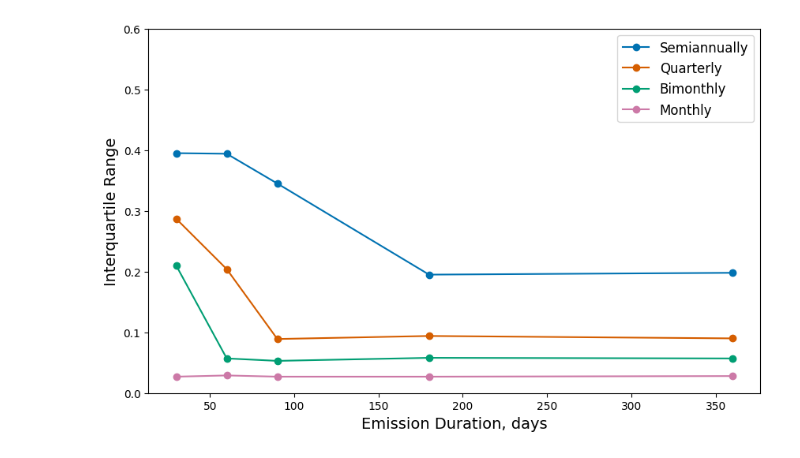
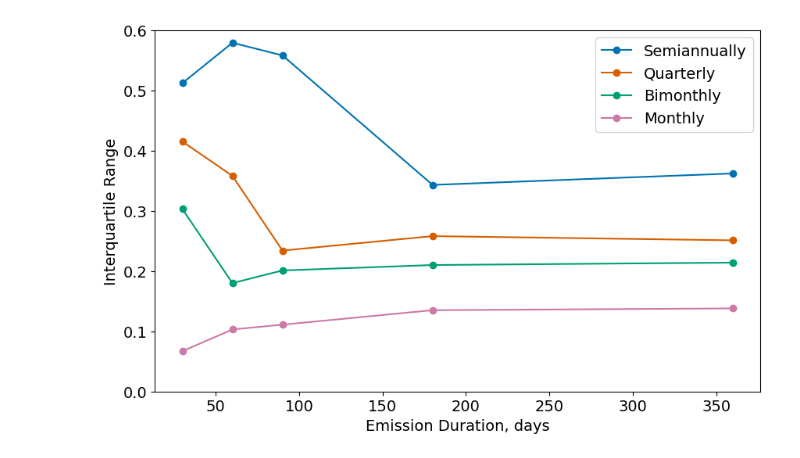
Before and after one commit to HJJJJX/Figure-Plotting, a Jupyter notebook: Published.ipynb, the cells around one changed output. Cells and saved outputs as stored; diff of their text form; code cells hidden in the pictures.

```diff
--- a/Published.ipynb
+++ b/Published.ipynb
@@ -246,17 +268,25 @@ percentile_25 = np.array(percentile_25)
 percentile_75 = np.array(percentile_75)
 
 # Calculate the interquartile range (IQR)
-difference = (100 + (percentile_75 - percentile_25)) / 100 -1
+difference = (100 + (percentile_75 - percentile_25)) / 100 - 1
 
 # Plotting
 plt.figure(figsize=(10, 6))
+
+# Color-blind friendly colors
+colors = ['#0072B2', '#D55E00', '#009E73', '#CC79A7']  # Blue, Orange, Green, Purple
+
 labels = ["Semiannually", "Quarterly", "Bimonthly", "Monthly"]
 for i in range(difference.shape[0]):
-    plt.plot(x_values[i], difference[i], marker='o', label=labels[i])
+    plt.plot(x_values[i], difference[i], marker='o', color=colors[i], label=labels[i])
+
+# Customize tick labels
+plt.xticks(fontsize=14)  # Change x-axis tick label font size and rotate 45 degrees
+plt.yticks(fontsize=14)  # Change y-axis tick label font size
 
 plt.xlabel('Emission Duration, days', fontsize=14)
 plt.ylabel('Interquartile Range', fontsize=14)
 plt.ylim(0, 0.6)  # Set the y-axis limits
-plt.legend(fontsize=12)
+plt.legend(fontsize=14)
 plt.show()
 # %% [output]
@@ -264,16 +293,0 @@ plt.show()
-# %%
-# Plotting
-plt.figure(figsize=(10, 6))
-labels = ["Semiannually", "Quarterly", "Bimonthly", "Monthly"]
-styles = ['-', '--', '-.', ':']  # Different line styles for each group
-colors = ['blue', 'green', 'orange', 'red']  # Different colors for each group
-
-for i in range(difference.shape[0]):
-    plt.plot(x_values[i], difference[i], marker='o', linestyle=styles[i], color=colors[i], label=labels[i])
-
-plt.xlabel('Emission duration, days', fontsize=14)
-plt.ylabel('Interquartile range', fontsize=14)
-plt.ylim(0, 0.6)  # Set the y-axis limits
-plt.legend(fontsize=12)
-# plt.grid(True)  # Optional: Add grid lines for better readability
-plt.show()
@@ -287,36 +299,36 @@ import numpy as np
 x_values = [[360, 180, 90, 60, 30], [360, 180, 90, 60, 30], [360, 180, 90, 60, 30], [360, 180, 90, 60, 30]]
 
 # Calculate 25th and 75th percentiles
 percentile_25 = [
-    [19.6,7.9,-6.0,-10.5,-13.5], [10.4,4.8,0.9,-4.4,-10.9], [6.6,3.5,-2.2,-0.0,-7.3], [2.6,1.2,-0.0,-0.4,-0.3]]
+    [55.9,60.5,3.3,-9.8,-18.1], [29.6,34.5,40,8,-14.7], [12.9,17.7,19.8,27.3,-8.8], [-14.4,-10.8,-7.9,-6.5,8.3]]
 percentile_75 = [
-    [39.4,27.4,28.5,28.9,26.0], [19.4,14.2,9.8,16.0,17.8], [12.3,9.3,3.1,5.7,13.7], [5.4,3.9,2.7,2.5,2.4]]
+    [92.1,94.8,59.1,48.1,33.1], [54.7,60.3,63.4,43.8,26.8], [34.3,38.7,39.9,45.3,21.5], [-0.6,2.7,3.2,3.8,15]]
 
 # Convert to numpy arrays for easier manipulation
 percentile_25 = np.array(percentile_25)
 percentile_75 = np.array(percentile_75)
 
 # Calculate the interquartile range (IQR)
 difference = (100 + (percentile_75 - percentile_25)) / 100 - 1
 
 # Plotting
 plt.figure(figsize=(10, 6))
 
 # Color-blind friendly colors
 colors = ['#0072B2', '#D55E00', '#009E73', '#CC79A7']  # Blue, Orange, Green, Purple
 
 labels = ["Semiannually", "Quarterly", "Bimonthly", "Monthly"]
 for i in range(difference.shape[0]):
     plt.plot(x_values[i], difference[i], marker='o', color=colors[i], label=labels[i])
 
 # Customize tick labels
-plt.xticks(fontsize=10)  # Change x-axis tick label font size and rotate 45 degrees
-plt.yticks(fontsize=10)  # Change y-axis tick label font size
+plt.xticks(fontsize=14)  # Change x-axis tick label font size and rotate 45 degrees
+plt.yticks(fontsize=14)  # Change y-axis tick label font size
 
 plt.xlabel('Emission Duration, days', fontsize=14)
 plt.ylabel('Interquartile Range', fontsize=14)
 plt.ylim(0, 0.6)  # Set the y-axis limits
-plt.legend(fontsize=12)
+plt.legend(fontsize=14)
 plt.show()
 # %% [output]
-[figure, old version]
+[figure, new version]
```
Also changed, not shown: parts of 7 cells of this notebook.
